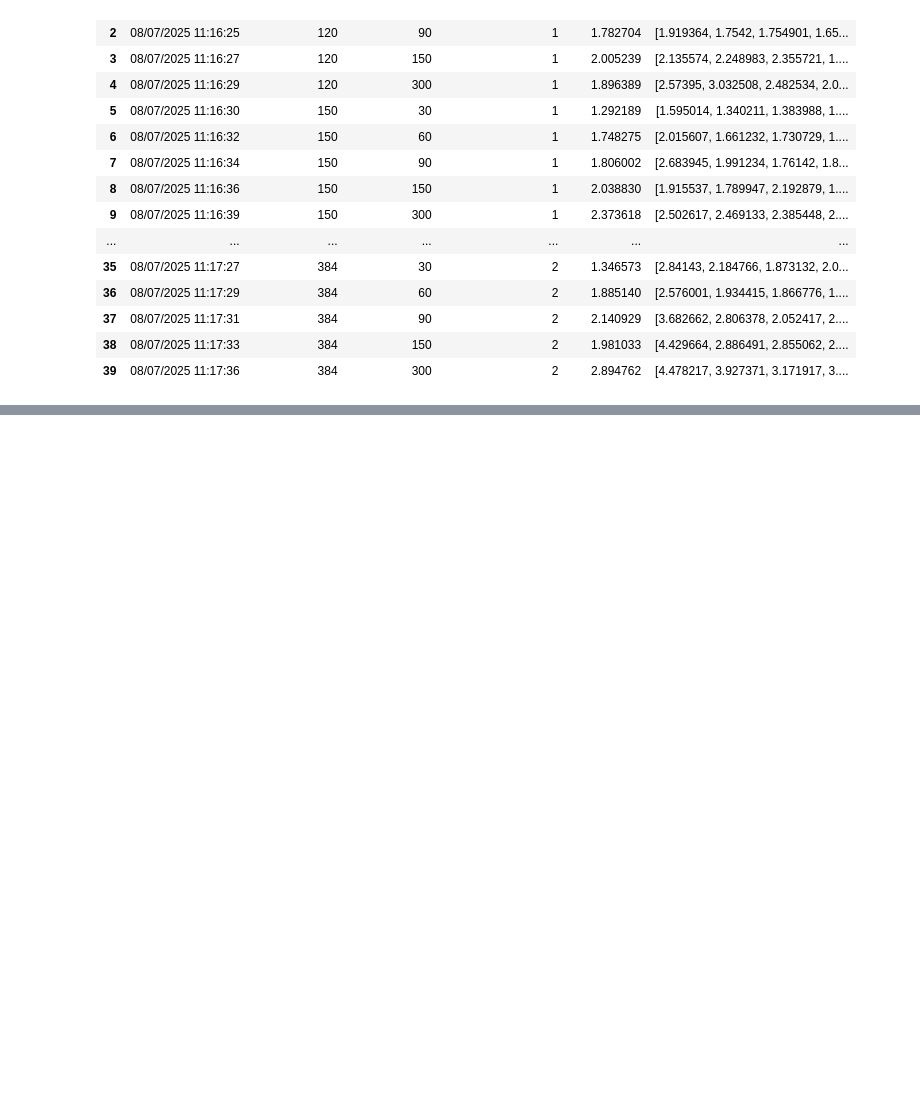
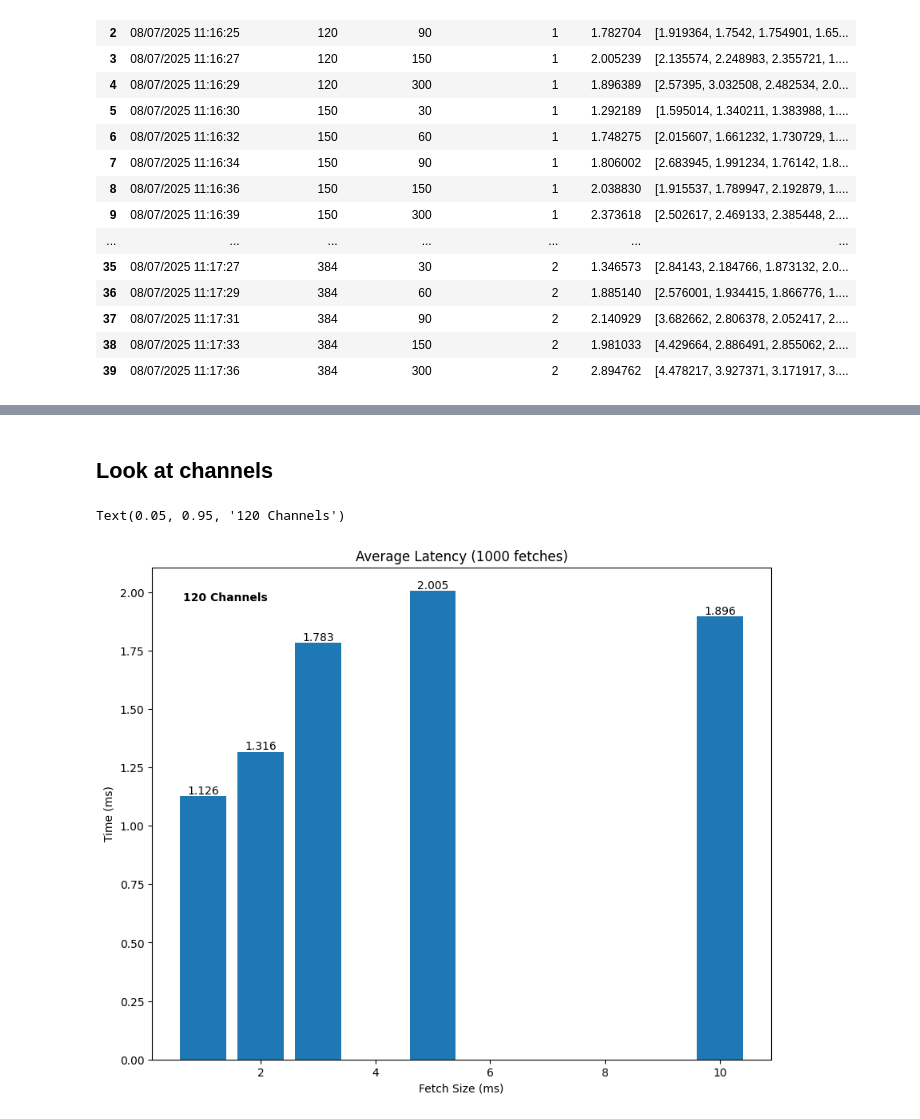
Before and after one commit to hantman-lab/realSpike, a Jupyter notebook: notebooks/fetch_netgear.ipynb, the cells around one changed output, grey strips where cells are left out. Drawn from its saved outputs; the diff is of its cells as text; code cells hidden in the pictures; blank space fills up the shorter version.

```diff
--- a/notebooks/fetch_netgear.ipynb
+++ b/notebooks/fetch_netgear.ipynb
@@ -26,0 +30,2 @@ df
+# %%
+sub_df = df[df["downsample_factor"] == 1]
@@ -26,0 +52,21 @@ df
+# %% [markdown]
+## Look at channels
+# %%
+s = sub_df[sub_df["num_channels"] == 120]
+fig, ax = plt.subplots(figsize=(10, 8))
+bars = ax.bar(s["num_samples"] / 30, round(s["avg_latency"], 3))
+
+# Add labels to the bars
+ax.bar_label(bars)
+
+plt.ylabel("Time (ms)")
+plt.xlabel("Fetch Size (ms)")
+plt.title("Average Latency (1000 fetches)")
+ax = plt.gca()
+plt.text(0.05, 0.95, f'120 Channels',
+         transform=ax.transAxes,
+         ha='left', va='top',
+         fontsize=10, fontweight='bold')
+# %% [output]
+Text(0.05, 0.95, '120 Channels')
+[figure, added]
```
Also changed, not shown: parts of 6 cells of this notebook, 7 other files.
